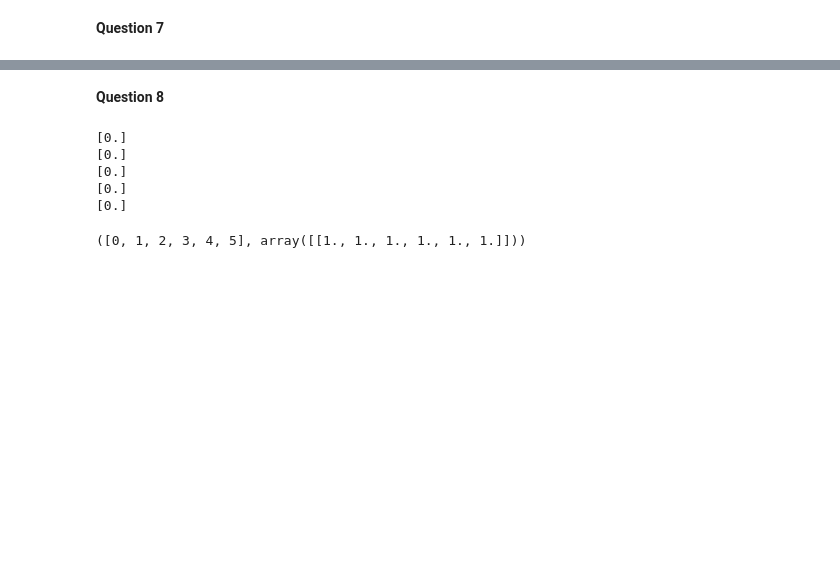
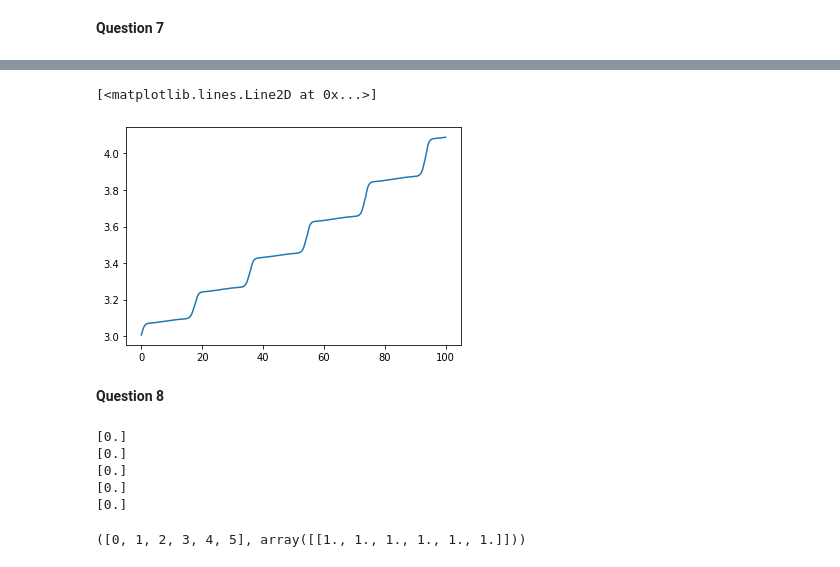
Before and after one commit to laureb01/Lotka-Volterra, a Jupyter notebook: Rendu.ipynb, the cells around one changed output, grey strips where cells are left out. Cells and saved outputs as stored; diff of their text form; code cells hidden in the pictures; blank space fills up the shorter version.

```diff
--- a/Rendu.ipynb
+++ b/Rendu.ipynb
@@ -183,3 +171,8 @@ plt.plot()
+# %%
+plt.plot(t, H(x1,x2))
+# %% [output]
+[<matplotlib.lines.Line2D at 0x...>]
+[figure, added]
 # %% [markdown]
 **Question 8**
 # %%
```
Also changed, not shown: parts of 11 cells of this notebook.
